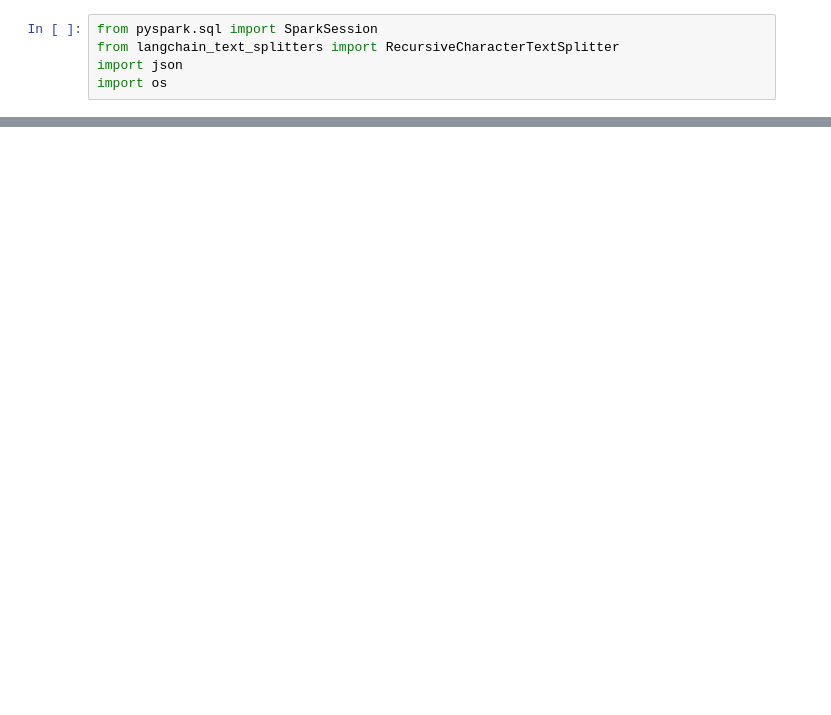
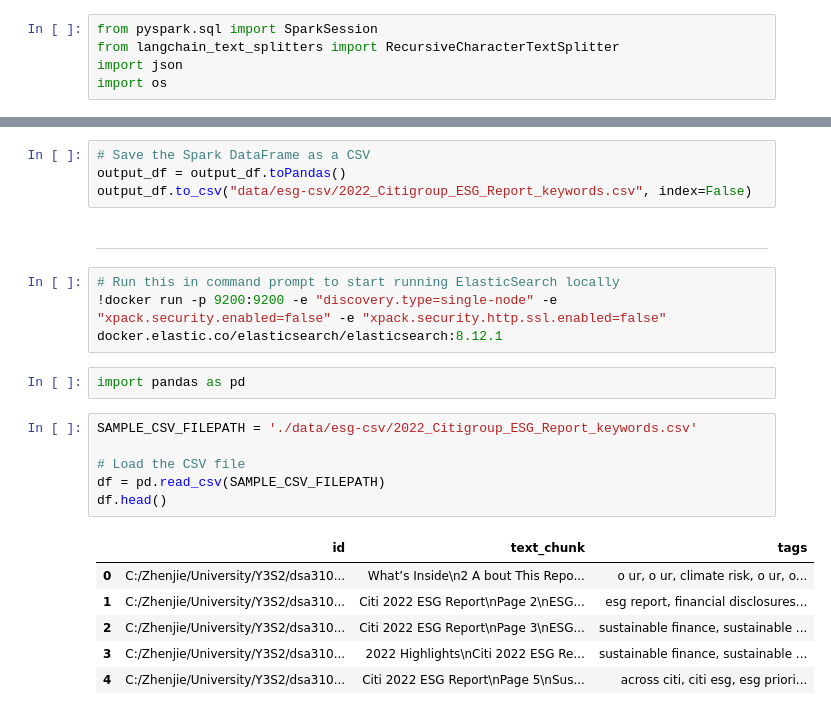
Before and after one commit to zzhenjie01/dsa3101-ay2425s2-team6, a Jupyter notebook: data-pipelines/test.ipynb, the cells around one changed output, grey strips where cells are left out. Drawn from its saved outputs; the diff is of its cells as text; blank space fills up the shorter version.

Commit message:
- Added script to convert JSON to CSV. - Added script to index data into Elasticsearch - Added the main script for the RAG engine.

```diff
--- a/data-pipelines/test.ipynb
+++ b/data-pipelines/test.ipynb
@@ -84,0 +137,24 @@ lst_of_tokenized_jsons
+# %%
+# Save the Spark DataFrame as a CSV
+output_df = output_df.toPandas()
+output_df.to_csv("data/esg-csv/2022_Citigroup_ESG_Report_keywords.csv", index=False)
+# %% [markdown]
+---
+# %%
+# Run this in command prompt to start running ElasticSearch locally
+!docker run -p 9200:9200 -e "discovery.type=single-node" -e "xpack.security.enabled=false" -e "xpack.security.http.ssl.enabled=false" docker.elastic.co/elasticsearch/elasticsearch:8.12.1
+# %%
+import pandas as pd
+# %%
+SAMPLE_CSV_FILEPATH = './data/esg-csv/2022_Citigroup_ESG_Report_keywords.csv'
+
+# Load the CSV file
+df = pd.read_csv(SAMPLE_CSV_FILEPATH)
+df.head()
+# %% [output]
+|  | id | text_chunk | tags |
+| 0 | C:/Zhenjie/University/Y3S2/dsa310... | What’s Inside\n2 A bout This Repo... | o ur, o ur, climate risk, o ur, o... |
+| 1 | C:/Zhenjie/University/Y3S2/dsa310... | Citi 2022 ESG Report\nPage 2\nESG... | esg report, financial disclosures... |
+| 2 | C:/Zhenjie/University/Y3S2/dsa310... | Citi 2022 ESG Report\nPage 3\nESG... | sustainable finance, sustainable ... |
+| 3 | C:/Zhenjie/University/Y3S2/dsa310... | 2022 Highlights\nCiti 2022 ESG Re... | sustainable finance, sustainable ... |
+| 4 | C:/Zhenjie/University/Y3S2/dsa310... | Citi 2022 ESG Report\nPage 5\nSus... | across citi, citi esg, esg priori... |
```
Also changed, not shown: parts of 39 cells of this notebook, 7 other files.
